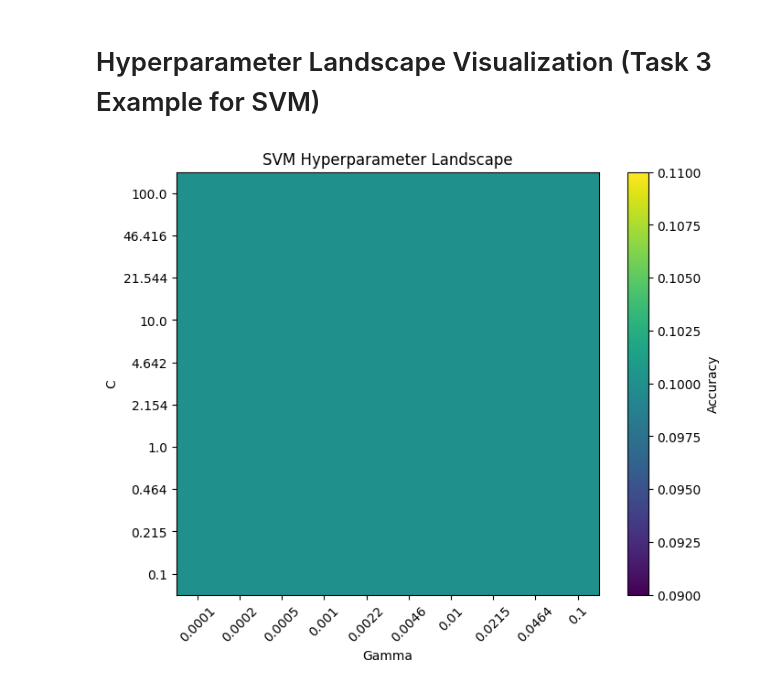
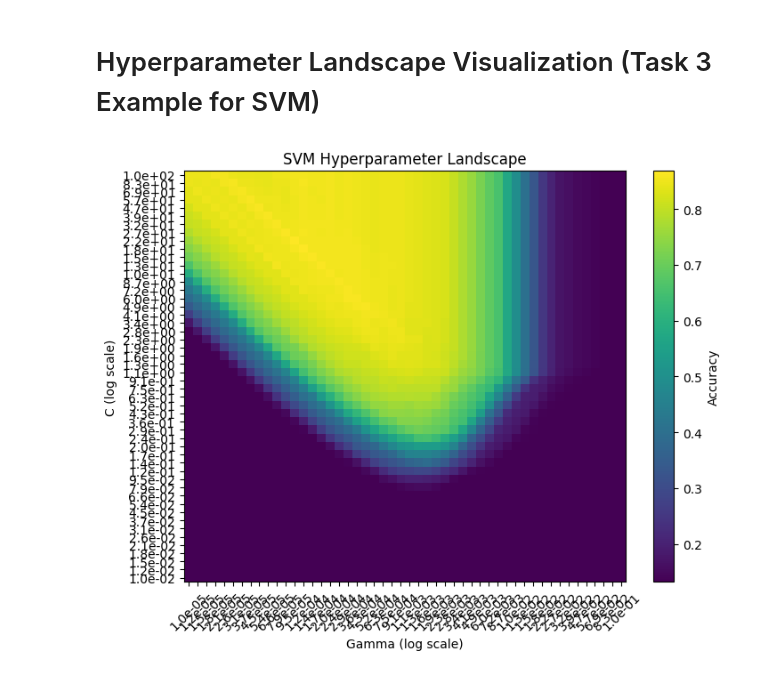
Before and after one commit to ParthivPatel2005/DiffusionMaps-Optimization-CS303, a Jupyter notebook: Problem2.ipynb, the cells around one changed output. Saved outputs shown, nothing was run; the diff lists cells and outputs as text; code cells hidden in the pictures.

```diff
--- a/Problem2.ipynb
+++ b/Problem2.ipynb
@@ -85,13 +108,15 @@ CMA-ES: 3.936850845320805e-12
 # %% [markdown]
 # Load MNIST Dataset & Preprocess (Task 2)
 # %%
-from sklearn.datasets import fetch_openml
-from sklearn.model_selection import train_test_split
+mnist = fetch_openml('mnist_784', version=1)
+X, y = mnist.data[:2000], mnist.target[:2000] # subset for speed
 
-mnist = fetch_openml('mnist_784', version=1)
-X, y = mnist.data[:700], mnist.target[:700] # subset for speed
-
+# Convert labels to integers for classification tasks and normalize features
+y = y.astype(int)
+scaler = StandardScaler()
 X_train, X_test, y_train, y_test = train_test_split(X, y, test_size=0.3, random_state=42)
+X_train = scaler.fit_transform(X_train)
+X_test = scaler.transform(X_test)
 # %% [markdown]
 #  Define Hyperparameter Optimization Function (SVM)
 # %%
@@ -176,24 +188,29 @@ plt.show()
 # %% [markdown]
 # Hyperparameter Landscape Visualization (Task 3 Example for SVM)
 # %%
-C_vals=np.logspace(-1,2,num=10)
-gamma_vals=np.logspace(-4,-1,num=10)
+# Generate accuracy grid
+C_vals = np.logspace(-2, 2, num=50)  # Wider range for C
+gamma_vals = np.logspace(-5, -1, num=50)  # Wider range for gamma
 
-accuracy_grid=np.zeros((len(C_vals),len(gamma_vals)))
+accuracy_grid = np.zeros((len(C_vals), len(gamma_vals)))
 
-for i,C in enumerate(C_vals):
-    for j,gamma in enumerate(gamma_vals):
-        clf=SVC(C=C,gamma=gamma).fit(X_train,y_train)
-        accuracy_grid[i,j]=clf.score(X_test,y_test)
+for i, C in enumerate(C_vals):
+    for j, gamma in enumerate(gamma_vals):
+        accuracy_grid[i, j] = cross_val_score(SVC(C=C, gamma=gamma), X_train[:500], y_train[:500], cv=3).mean()
 
-plt.figure(figsize=(8,6))
-plt.imshow(accuracy_grid,cmap='viridis',origin='lower')
+# Plot accuracy grid
+plt.figure(figsize=(8, 6))
+plt.imshow(accuracy_grid, cmap='viridis', origin='lower', aspect='auto')
 plt.colorbar(label='Accuracy')
-plt.xticks(range(len(gamma_vals)),np.round(gamma_vals,4),rotation=45)
-plt.yticks(range(len(C_vals)),np.round(C_vals,3))
-plt.xlabel('Gamma')
-plt.ylabel('C')
+
+# Set proper tick labels
+plt.xticks(ticks=np.arange(len(gamma_vals)), labels=[f"{gamma:.1e}" for gamma in gamma_vals], rotation=45)
+plt.yticks(ticks=np.arange(len(C_vals)), labels=[f"{C:.1e}" for C in C_vals])
+
+# Add axis labels and title
+plt.xlabel('Gamma (log scale)')
+plt.ylabel('C (log scale)')
 plt.title('SVM Hyperparameter Landscape')
 plt.show()
 # %% [output]
-[figure, old version]
+[figure, new version]
```
Also changed, not shown: parts of 10 cells of this notebook, 11 other files.
